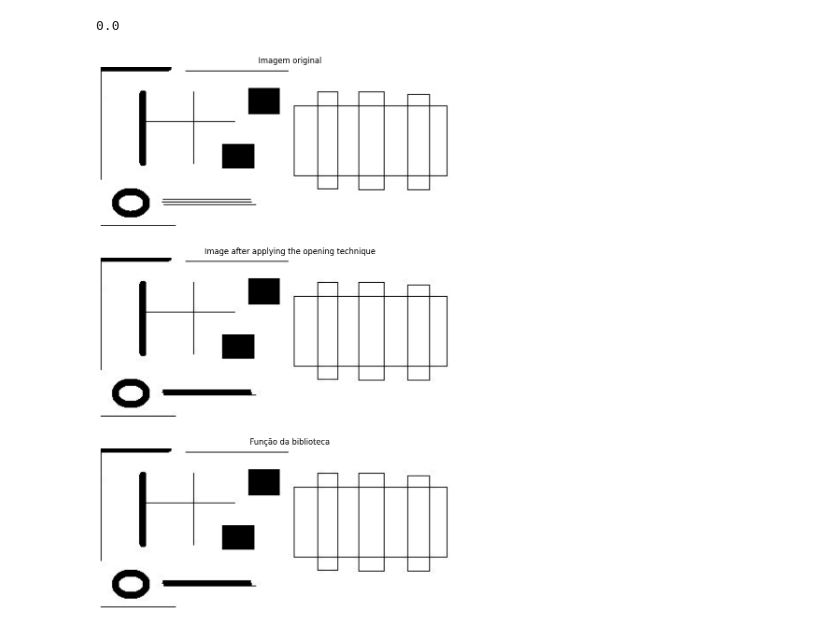
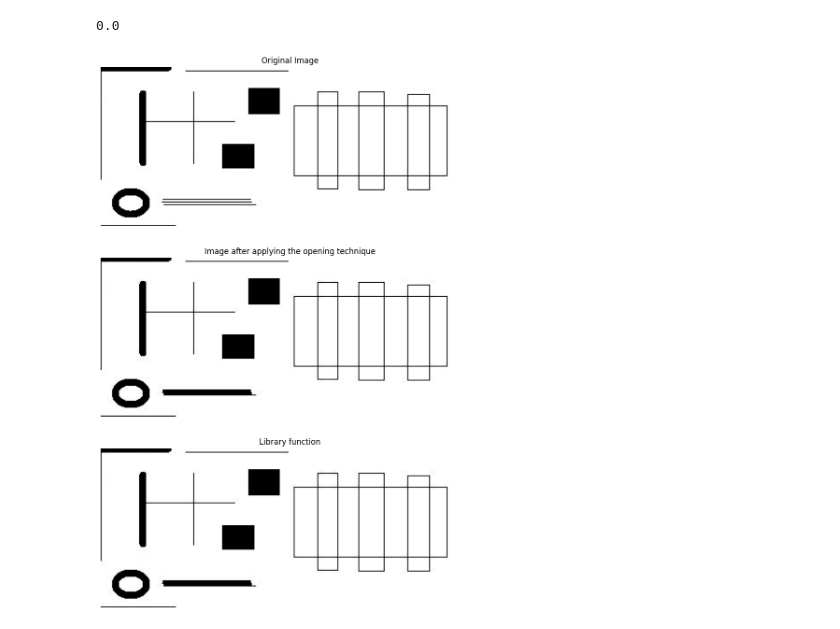
Before and after one commit to Nicolas-HGS/Digital-Image-Processing, a Jupyter notebook: Opening_and_closing.ipynb, the cells around one changed output. Cells and saved outputs as stored; diff of their text form; code cells hidden in the pictures.

```diff
--- a/Opening_and_closing.ipynb
+++ b/Opening_and_closing.ipynb
@@ -203,33 +203,33 @@ figura = plt.figure(figsize=(15, 15))
 
 linhas = 3
 colunas = 1
 
 # CREATING THE FIRST SUBPLOT TO BE DISPLAYED
 
 figura.add_subplot(linhas, colunas, 1)  # SUBPLOT POSITION
 # Defines the data that will be displayed as an image, and in this case, a monochrome image due to cmap='gray'
 plt.imshow(imagem, cmap = 'gray')
 # Desables values displayed on numerics axes
 plt.axis('off')
-plt.title("Imagem original") # Image Title
+plt.title("Original Image") # Image Title
 
 # CREATING THE SECOND SUBPLOT TO BE DISPLAYED IN THE SAME WAY AS THE PREVIOUS
 
 figura.add_subplot(linhas, colunas, 2)
 plt.imshow(imagem_copia_2, cmap = 'gray')
 plt.axis('off')
 plt.title("Image after applying the opening technique") # For the opening process
 # plt.title("Image after applying the closing technique") # For the closing process
 
 # CREATING THE THIRD SUBPLOT TO BE DISPLAYED IN THE SAME WAY AS THE PREVIOUS
 
 figura.add_subplot(linhas, colunas, 3)
 plt.imshow(imagem_transformada_biblioteca, cmap = 'gray')
 plt.axis('off')
-plt.title("Função da biblioteca")
+plt.title("Library function")
 
 # SUBPLOTS DISPLAY
 
 plt.show()
 # %% [output]
-[figure, old version]
+[figure, new version]
```
